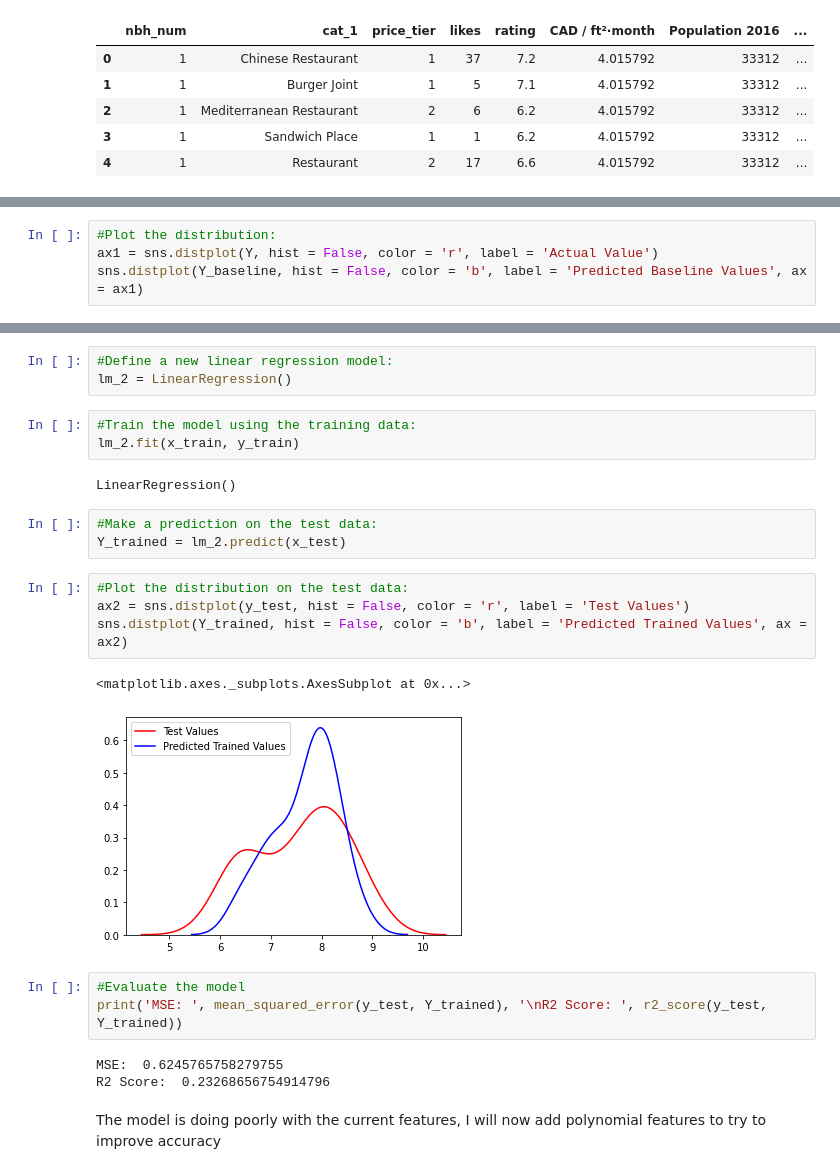
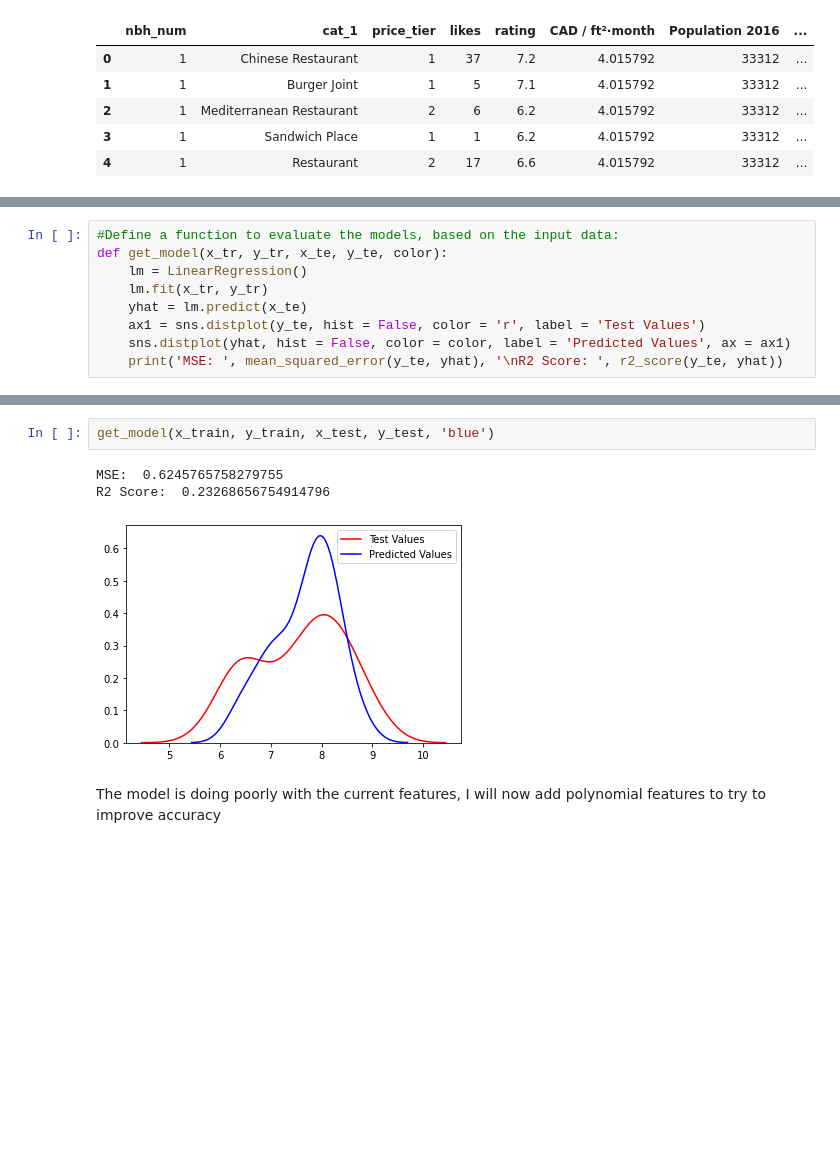
Before and after one commit to pagutierreza/Applied-Data-Science-Capstone, a Jupyter notebook: Week 2/Regression Model.ipynb, the cells around one changed output, grey strips where cells are left out. Cells and saved outputs as stored; diff of their text form; blank space fills up the shorter version.

```diff
--- a/Week 2/Regression Model.ipynb
+++ b/Week 2/Regression Model.ipynb
@@ -102,4 +72,0 @@ Y_baseline = lm.predict(X_coded)
-# %%
-#Plot the distribution:
-ax1 = sns.distplot(Y, hist = False, color = 'r', label = 'Actual Value')
-sns.distplot(Y_baseline, hist = False, color = 'b', label = 'Predicted Baseline Values', ax = ax1)
@@ -115 +73,10 @@ R2 Score:  0.4468500750960964
+# %%
+#Define a function to evaluate the models, based on the input data:
+def get_model(x_tr, y_tr, x_te, y_te, color):
+    lm = LinearRegression()
+    lm.fit(x_tr, y_tr)
+    yhat = lm.predict(x_te)
+    ax1 = sns.distplot(y_te, hist = False, color = 'r', label = 'Test Values')
+    sns.distplot(yhat, hist = False, color = color, label = 'Predicted Values', ax = ax1)
+    print('MSE: ', mean_squared_error(y_te, yhat), '\nR2 Score: ', r2_score(y_te, yhat))
 # %%
@@ -116,29 +84,11 @@ R2 Score:  0.4468500750960964
 #Split the data in training data and testing data:
 x_train, x_test, y_train, y_test = train_test_split(X_coded, Y, test_size = 0.2, random_state = 1)
-# %%
-#Define a new linear regression model:
-lm_2 = LinearRegression()
-# %%
-#Train the model using the training data:
-lm_2.fit(x_train, y_train)
-# %% [output]
-LinearRegression()
-# %%
-#Make a prediction on the test data:
-Y_trained = lm_2.predict(x_test)
-# %%
-#Plot the distribution on the test data:
-ax2 = sns.distplot(y_test, hist = False, color = 'r', label = 'Test Values')
-sns.distplot(Y_trained, hist = False, color = 'b', label = 'Predicted Trained Values', ax = ax2)
-# %% [output]
-<matplotlib.axes._subplots.AxesSubplot at 0x...>
-[figure, removed]
-# %%
-#Evaluate the model
-print('MSE: ', mean_squared_error(y_test, Y_trained), '\nR2 Score: ', r2_score(y_test, Y_trained))
-# %% [output]
-MSE:  0.6245765758279755
-R2 Score:  0.23268656754914796
+# %%
+get_model(x_train, y_train, x_test, y_test, 'blue')
+# %% [output]
+MSE:  0.6245765758279755
+R2 Score:  0.23268656754914796
+[figure, added]
 # %% [markdown]
 The model is doing poorly with the current features, I will now add polynomial features to try to improve accuracy
 # %%
```
Also changed, not shown: parts of 49 cells of this notebook.
